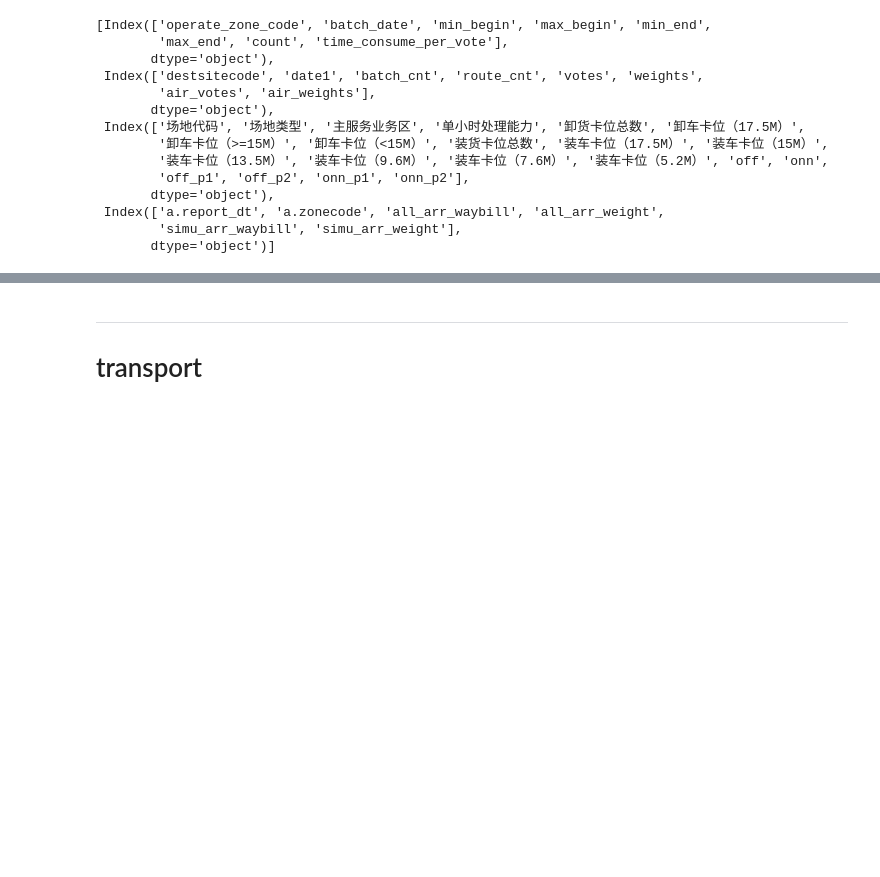
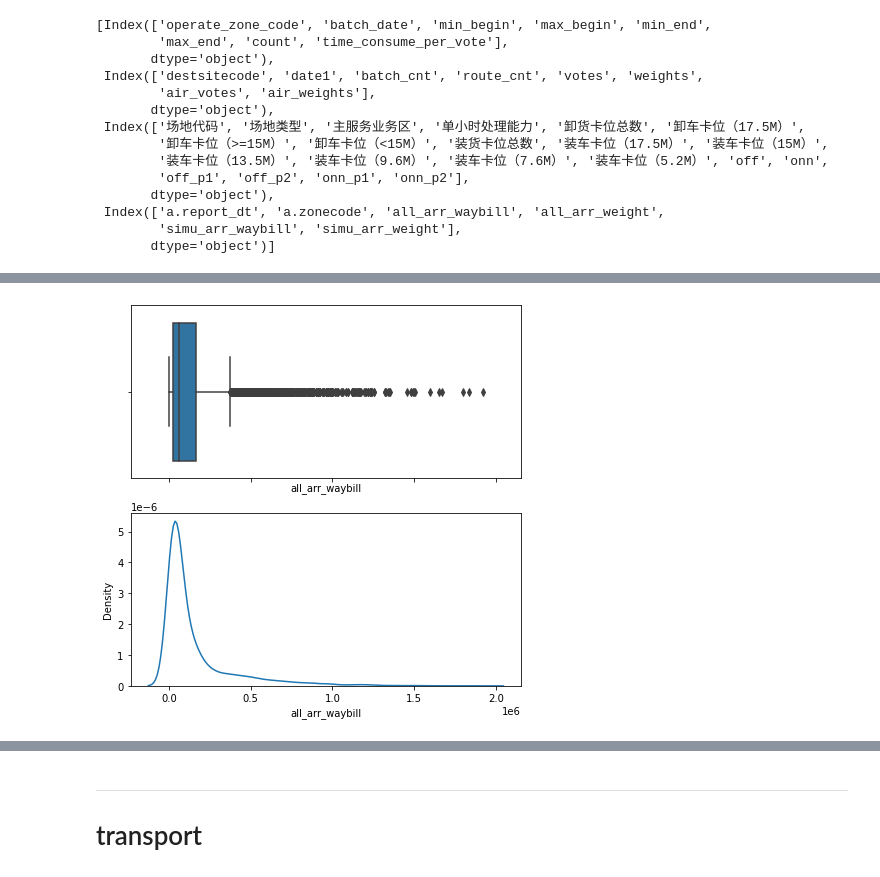
Before and after one commit to fyenne/play7_comp, a Jupyter notebook: data_clea.ipynb, the cells around one changed output, grey strips where cells are left out. Cells and saved outputs as stored; diff of their text form; code cells hidden in the pictures; blank space fills up the shorter version.

```diff
--- a/data_clea.ipynb
+++ b/data_clea.ipynb
@@ -236,3 +228,14 @@ hist_arr_part = hist_arr[hist_arr['a.report_dt'] < '2021-06-11']
+# %%
+hist_arr_part = hist_arr[hist_arr['a.report_dt'] < '2021-06-11']
+
+od_dest = od.groupby(['destsitecode', 'date1']).agg(
+    {'batch_cnt': sum,
+    'route_cnt': sum,
+    'votes': sum,
+    'weights': sum,
+    'air_votes': sum,
+    'air_weights':sum
+    }).reset_index();od_dest
 # %% [markdown]
 ---
 # merge od_dest, ta, loc, hist_arr_part
@@ -279,6 +282,19 @@ od_ta_his = hist_arr_part.merge(
         # .isna().sum()   264
 # %%
 od_ta_his = od_ta_his.drop(['a.report_dt', 'a.zonecode','operate_zone_code','batch_date'], axis= 1)
+# %%
+od_ta_his.isna().sum()
+from sklearn.preprocessing import LabelEncoder, StandardScaler
+from sklearn.impute import SimpleImputer, KNNImputer
+imp = SimpleImputer('median', missing_values = np.nan )
+imp2 = KNNImputer(n_neighbors=12, weights="uniform", missing_values = np.nan)
+# imp.fit_transform(od_ta_his[list(impute.index)])
 # %%
 impute = pd.DataFrame(od_ta_his.isna().sum() != 0)
-impute = impute[impute[0] == True];impute
+impute = impute[impute[0] == True]
+
+
+for i in impute.index:
+    od_ta_his[i] = od_ta_his[i].astype(float)
+
+# # del loc, hist_arr
@@ -309,0 +301,8 @@ NotFittedError: This SimpleImputer instance is not fitted yet. Call 'fit' with a
+# %%
+"""
+knn imputation on missing values.
+label encoding.
+standard scale.
+"""
+od_ta_his[impute.index.to_list()] = imp2.fit_transform(od_ta_his[impute.index.to_list()])
+# pipe = Pipeline([('scaler', StandardScaler()), ('svc', SVC())])
@@ -309,0 +318,9 @@ NotFittedError: This SimpleImputer instance is not fitted yet. Call 'fit' with a
+# %%
+def plot_distribution(col):
+    f, axes = plt.subplots(2, 1, figsize=(7, 7), sharex=True)
+    sns.boxplot(x = col,data = od_ta_his, ax=axes[0])
+    sns.kdeplot(x = col,data = od_ta_his, ax=axes[1])
+
+plot_distribution('all_arr_waybill')
+# %% [output]
+[figure, added]
```
Also changed, not shown: parts of 33 cells of this notebook.
